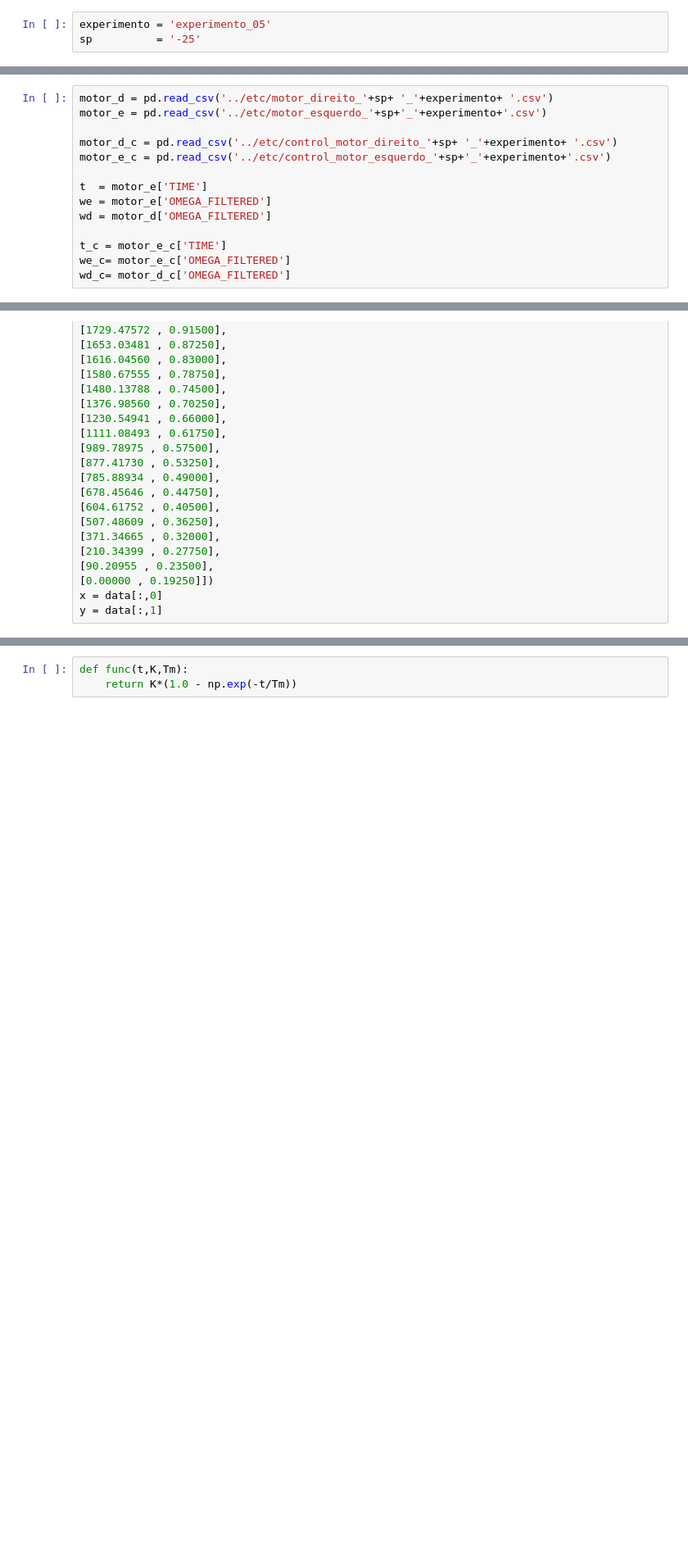
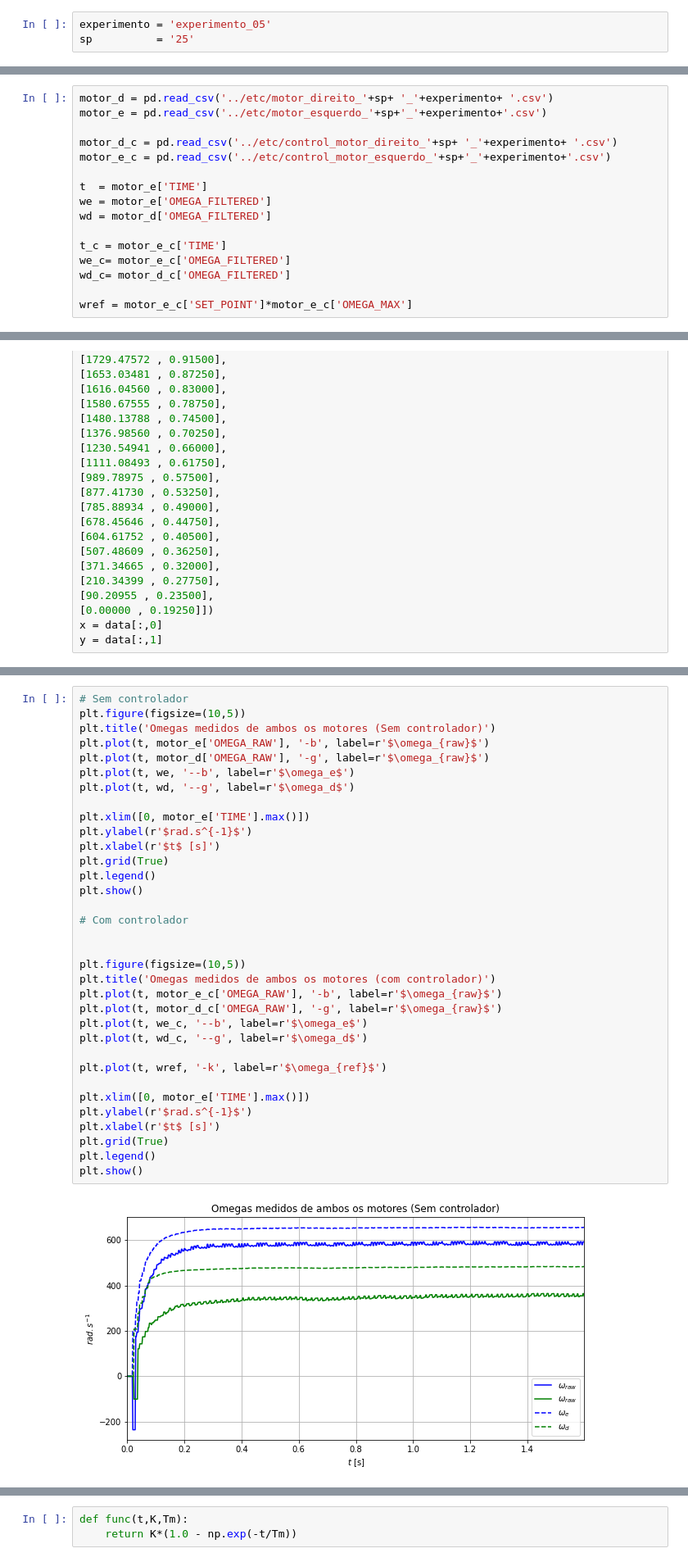
Before and after one commit to Gabriellgpc/BtController, a Jupyter notebook: notebook/analisador.ipynb, the cells around one changed output, grey strips where cells are left out. Shown at 82% size. Saved outputs shown, nothing was run; the diff lists cells and outputs as text; blank space fills up the shorter version.

```diff
--- a/notebook/analisador.ipynb
+++ b/notebook/analisador.ipynb
@@ -3,7 +3,7 @@
 # https://stackoverflow.com/questions/332289/how-do-you-change-the-size-of-figures-drawn-with-matplotlib
 # %%
 experimento = 'experimento_05'
-sp          = '-25'
+sp          = '25'
 # %%
 # %ls ../etc
 # %%
@@ -32,5 +37,7 @@ wd = motor_d['OMEGA_FILTERED']
 t_c = motor_e_c['TIME']
 we_c= motor_e_c['OMEGA_FILTERED']
 wd_c= motor_d_c['OMEGA_FILTERED']
+
+wref = motor_e_c['SET_POINT']*motor_e_c['OMEGA_MAX']
 # %%
 motor_e['OMEGA_RAW'][motor_e['TIME'] >= motor_e['TAU']*4].var()
@@ -143,0 +136,36 @@ plt.show()
+# %%
+# Sem controlador
+plt.figure(figsize=(10,5))
+plt.title('Omegas medidos de ambos os motores (Sem controlador)')
+plt.plot(t, motor_e['OMEGA_RAW'], '-b', label=r'$\omega_{raw}$')
+plt.plot(t, motor_d['OMEGA_RAW'], '-g', label=r'$\omega_{raw}$')
+plt.plot(t, we, '--b', label=r'$\omega_e$')
+plt.plot(t, wd, '--g', label=r'$\omega_d$')
+
+plt.xlim([0, motor_e['TIME'].max()])
+plt.ylabel(r'$rad.s^{-1}$')
+plt.xlabel(r'$t$ [s]')
+plt.grid(True)
+plt.legend()
+plt.show()
+
+# Com controlador
+
+
+plt.figure(figsize=(10,5))
+plt.title('Omegas medidos de ambos os motores (com controlador)')
+plt.plot(t, motor_e_c['OMEGA_RAW'], '-b', label=r'$\omega_{raw}$')
+plt.plot(t, motor_d_c['OMEGA_RAW'], '-g', label=r'$\omega_{raw}$')
+plt.plot(t, we_c, '--b', label=r'$\omega_e$')
+plt.plot(t, wd_c, '--g', label=r'$\omega_d$')
+
+plt.plot(t, wref, '-k', label=r'$\omega_{ref}$')
+
+plt.xlim([0, motor_e['TIME'].max()])
+plt.ylabel(r'$rad.s^{-1}$')
+plt.xlabel(r'$t$ [s]')
+plt.grid(True)
+plt.legend()
+plt.show()
+# %% [output]
+[figure, added]
```
Also changed, not shown: parts of 32 cells of this notebook.
